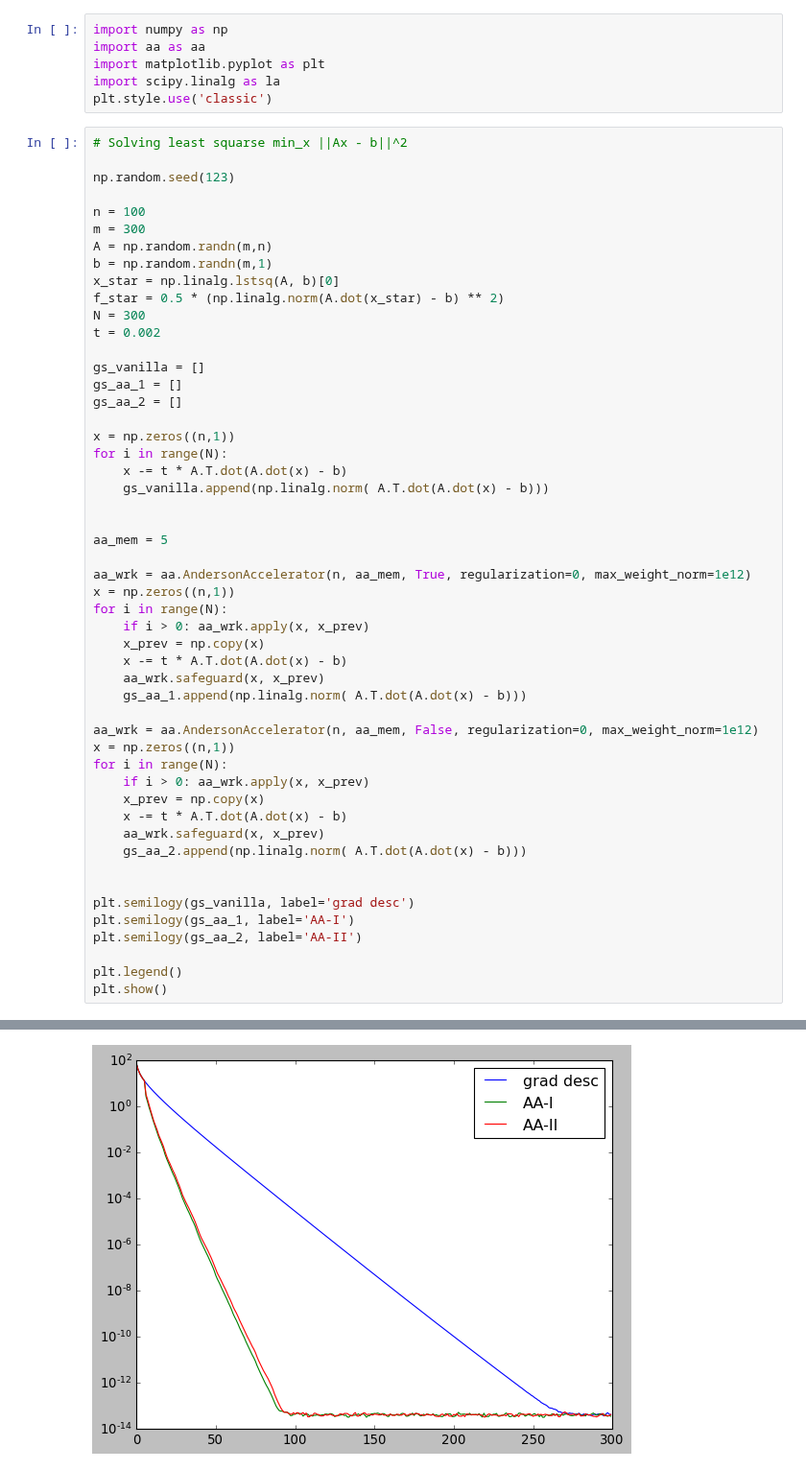
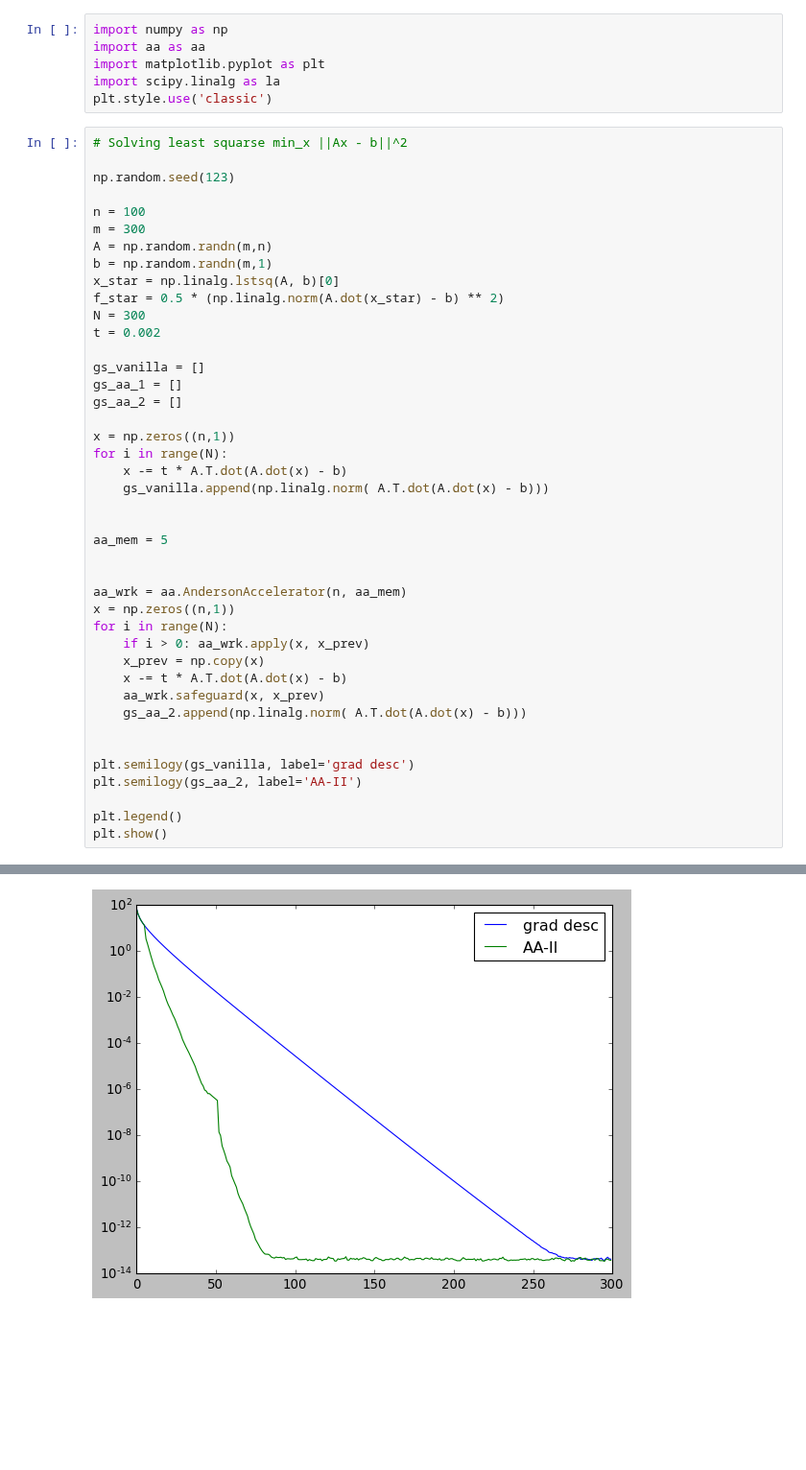
Before and after one commit to cvxgrp/aa, a Jupyter notebook: python/aa.ipynb, the cells around one changed output, grey strips where cells are left out. Shown at 96% size. Saved outputs shown, nothing was run; the diff lists cells and outputs as text; blank space fills up the shorter version.

```diff
--- a/python/aa.ipynb
+++ b/python/aa.ipynb
@@ -21,44 +21,35 @@ t = 0.002
 gs_vanilla = []
 gs_aa_1 = []
 gs_aa_2 = []
 
 x = np.zeros((n,1))
 for i in range(N):
     x -= t * A.T.dot(A.dot(x) - b)
     gs_vanilla.append(np.linalg.norm( A.T.dot(A.dot(x) - b)))
 
 
 aa_mem = 5
 
-aa_wrk = aa.AndersonAccelerator(n, aa_mem, True, regularization=0, max_weight_norm=1e12)
-x = np.zeros((n,1))
-for i in range(N):
-    if i > 0: aa_wrk.apply(x, x_prev)
-    x_prev = np.copy(x)
-    x -= t * A.T.dot(A.dot(x) - b)
-    aa_wrk.safeguard(x, x_prev)
-    gs_aa_1.append(np.linalg.norm( A.T.dot(A.dot(x) - b)))
 
-aa_wrk = aa.AndersonAccelerator(n, aa_mem, False, regularization=0, max_weight_norm=1e12)
+aa_wrk = aa.AndersonAccelerator(n, aa_mem)
 x = np.zeros((n,1))
 for i in range(N):
     if i > 0: aa_wrk.apply(x, x_prev)
     x_prev = np.copy(x)
     x -= t * A.T.dot(A.dot(x) - b)
     aa_wrk.safeguard(x, x_prev)
     gs_aa_2.append(np.linalg.norm( A.T.dot(A.dot(x) - b)))
 
 
 plt.semilogy(gs_vanilla, label='grad desc')
-plt.semilogy(gs_aa_1, label='AA-I')
 plt.semilogy(gs_aa_2, label='AA-II')
 
 plt.legend()
 plt.show()
 # %% [output]
 To use the future default and silence this warning we advise to pass `rcond=None`, to keep using the old, explicitly pass `rcond=-1`.
   if __name__ == '__main__':
-[figure, old version]
+[figure, new version]
 # %%
 # l1 regularized least squares
 
```
Also changed, not shown: parts of 1 cell of this notebook, 2 other files.
